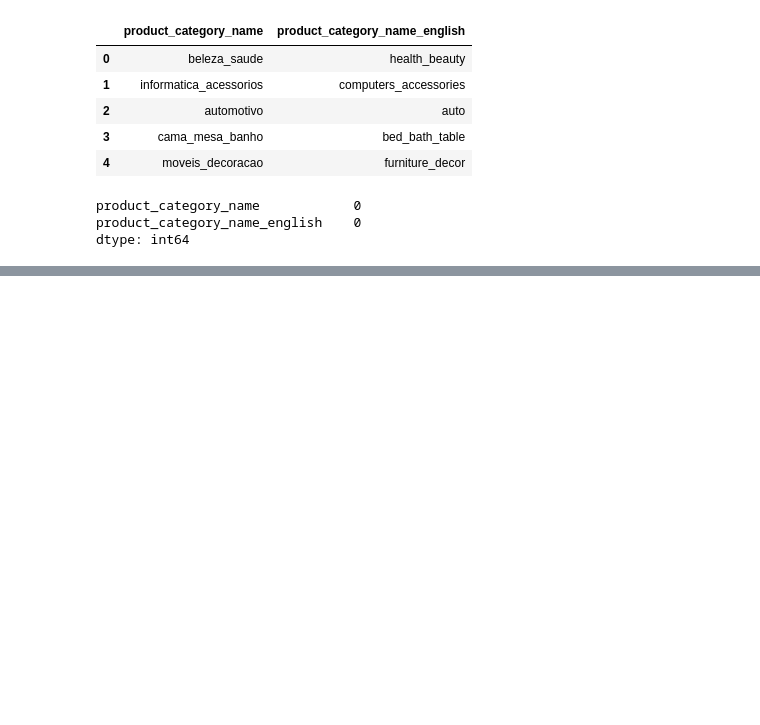
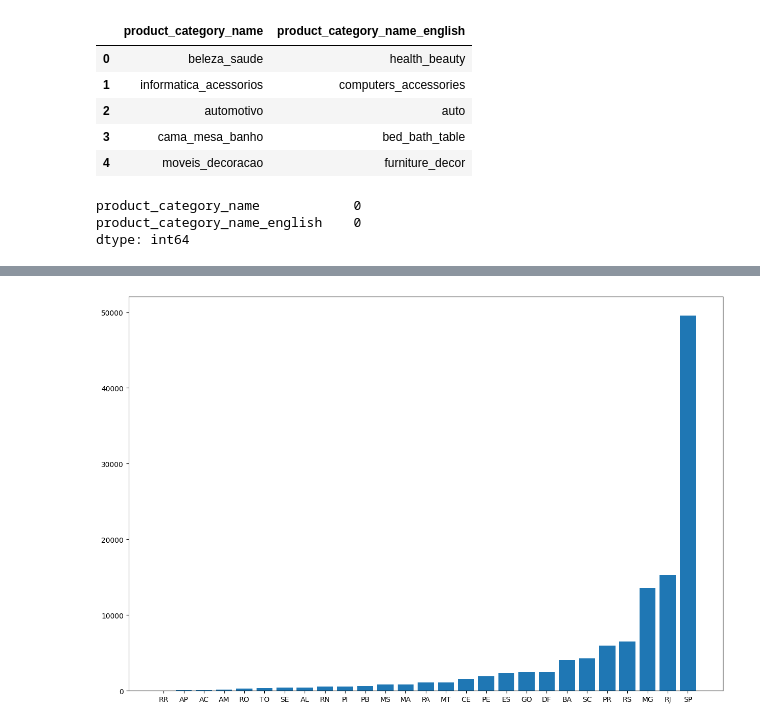
Before and after one commit to ntesh21/bi360-insight, a Jupyter notebook: initial_load/eda.ipynb, the cells around one changed output, grey strips where cells are left out. Cells and saved outputs as stored; diff of their text form; code cells hidden in the pictures; blank space fills up the shorter version.

```diff
--- a/initial_load/eda.ipynb
+++ b/initial_load/eda.ipynb
@@ -172,0 +259,9 @@ dtype: int64
+# %%
+customers_df = pd.read_csv('../data/olist_customers_dataset.csv')
+customers_df = pd.read_csv('../data/olist_customers_dataset.csv')
+items_df = pd.read_csv('../data/olist_order_items_dataset.csv')
+payments_df = pd.read_csv('../data/olist_order_payments_dataset.csv')
+orders_df = pd.read_csv('../data/olist_orders_dataset.csv')
+products_df = pd.read_csv('../data/olist_products_dataset.csv')
+sellers_df = pd.read_csv('../data/olist_sellers_dataset.csv')
+categories_df = pd.read_csv('../data/product_category_name_translation.csv')
@@ -172,0 +286,8 @@ dtype: int64
+# %%
+products_df = pd.merge(products_df, categories_df, on='product_category_name', how='left')
+# Delete 'product_category_name' column
+del products_df['product_category_name']
+# Delete  the categories_df dataframe
+del categories_df
+# Rename the column
+products_df.rename(columns={'product_category_name_english': 'product_category'}, inplace=True)
@@ -172,0 +304,7 @@ dtype: int64
+# %%
+df = pd.merge(orders_df, customers_df, on='customer_id')
+df = df.merge(items_df, on='order_id')
+df = df.merge(payments_df, on='order_id')
+df = df.merge(products_df, on='product_id')
+df = df.merge(sellers_df, on='seller_id')
+df.head(3)
@@ -172,0 +317,10 @@ dtype: int64
+# %%
+customer_by_state = df[['customer_unique_id', 'customer_state']].groupby('customer_state').count().reset_index()
+customer_by_state = customer_by_state.sort_values(by=['customer_unique_id'])
+
+# plt.style.use('seaborn')
+plt.figure(figsize=(15,10))
+plt.bar(customer_by_state['customer_state'], customer_by_state['customer_unique_id'])
+plt.show()
+# %% [output]
+[figure, added]
```
Also changed, not shown: parts of 34 cells of this notebook, 17 other files.
